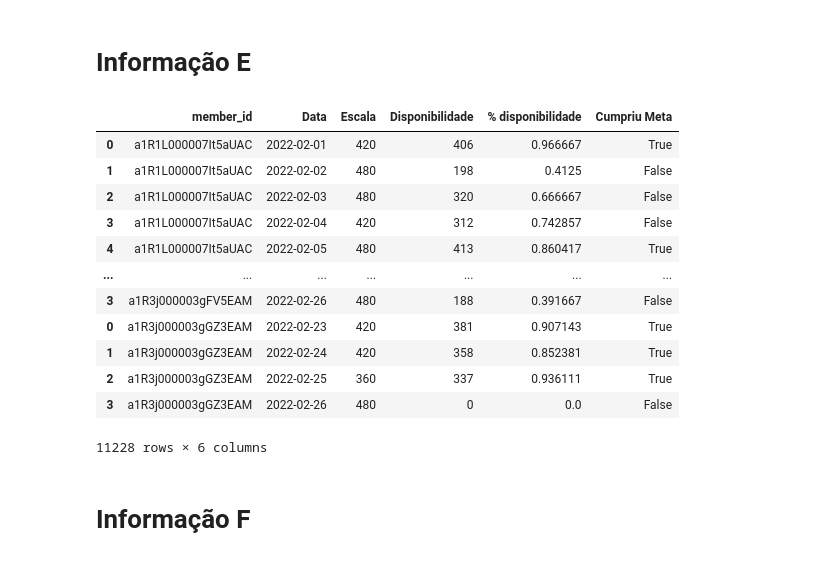
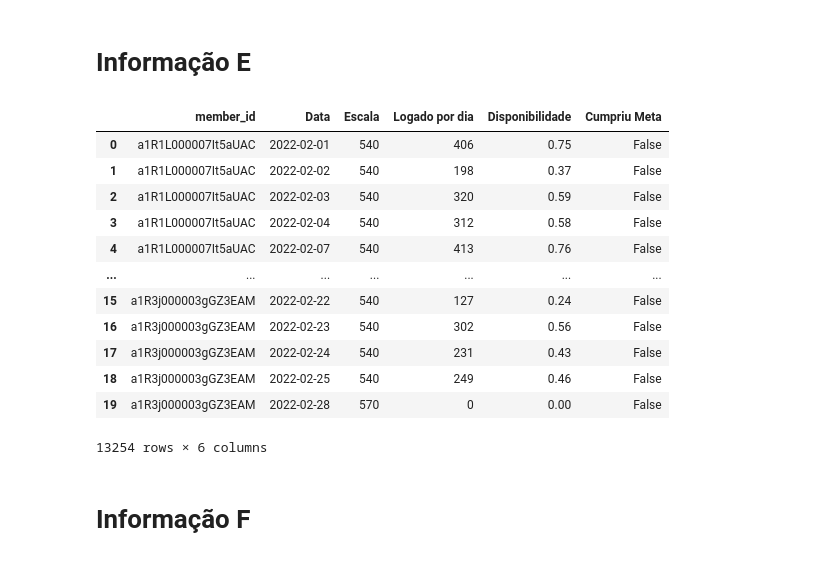
Before and after one commit to G-Moraes/projeto-disponibilidade, a Jupyter notebook: analise.ipynb, the cells around one changed output. Drawn from its saved outputs; the diff is of its cells as text; code cells hidden in the pictures.

Commit message:
correção de tipagem de datas e horas, finalizado info 'g'

```diff
--- a/analise.ipynb
+++ b/analise.ipynb
@@ -143,7 +126,13 @@ relatorio
 # %% [markdown]
 ## 3.1 - tratar dados
 # %%
-dates = [date.split()[0] for date in relatorio['created_at']]
+dates = []
+
+for date in  relatorio['created_at']:
+
+    aux_date = date.split()[0]
+
+    dates.append(dt.datetime.strptime(aux_date, '%Y-%m-%d').date())
 
 times = []
 
@@ -151,24 +140,11 @@ for time in relatorio['created_at']:
 
     time_aux_space = time.split()[1]
     time_aux_dot = time_aux_space.split('.', 1)[0]
-    time_aux_plus = time_aux_dot.split('+', 1)
-    times.append(time_aux_plus[0])
-
-created_date = []
-created_time = []
-
-for date, time in zip(dates, times):
-
-    short_date = dt.datetime.strptime(date, '%Y-%m-%d').date()
-    short_time = dt.datetime.strptime(time, "%H:%M:%S")
-
-    short_time = dt.timedelta(hours = short_time.hour, minutes = short_time.minute, seconds = short_time.second)
-
-    created_date.append(short_date)
-    created_time.append(short_time)
+    time_aux_plus = time_aux_dot.split('+', 1)[0]
+    times.append(dt.datetime.strptime(time_aux_plus, "%H:%M:%S").time())
 # %%
-relatorio.insert(2, 'created_date', created_date)
-relatorio.insert(3, 'created_time', created_time)
+relatorio.insert(2, 'created_date', dates)
+relatorio.insert(3, 'created_time', times)
 # %%
 relatorio.drop(columns = 'created_at', inplace = True)
 # %%
@@ -500,0 +404,5 @@ df_tempo_disponivel
+# %%
+df_disponibilidade['Disponibilidade'] = [float("{:.2f}".format(i / j)) if j > 0 else 0 for i, j in zip(df_disponibilidade['Logado por dia'], df_disponibilidade['Escala'])]
+
+
+df_disponibilidade
@@ -503,25 +425,23 @@ df_tempo_disponivel
 # %%
 lista_meta = []
 
-lista_meta = [True if porcentagem > 0.8 else False for porcentagem in df_tempo_disponivel['% disponibilidade']]
+df_disponibilidade['Cumpriu Meta'] = [True if porcentagem > 0.8 else False for porcentagem in df_disponibilidade['Disponibilidade']]
 
-df_tempo_disponivel['Cumpriu Meta'] = lista_meta
-
-df_tempo_disponivel
+df_disponibilidade
 # %% [output]
-|  | member_id | Data | Escala | Disponibilidade | % disponibilidade | Cumpriu Meta |
-| 0 | a1R1L000007It5aUAC | 2022-02-01 | 420 | 406 | 0.966667 | True |
-| 1 | a1R1L000007It5aUAC | 2022-02-02 | 480 | 198 | 0.4125 | False |
-| 2 | a1R1L000007It5aUAC | 2022-02-03 | 480 | 320 | 0.666667 | False |
-| 3 | a1R1L000007It5aUAC | 2022-02-04 | 420 | 312 | 0.742857 | False |
-| 4 | a1R1L000007It5aUAC | 2022-02-05 | 480 | 413 | 0.860417 | True |
+|  | member_id | Data | Escala | Logado por dia | Disponibilidade | Cumpriu Meta |
+| 0 | a1R1L000007It5aUAC | 2022-02-01 | 540 | 406 | 0.75 | False |
+| 1 | a1R1L000007It5aUAC | 2022-02-02 | 540 | 198 | 0.37 | False |
+| 2 | a1R1L000007It5aUAC | 2022-02-03 | 540 | 320 | 0.59 | False |
+| 3 | a1R1L000007It5aUAC | 2022-02-04 | 540 | 312 | 0.58 | False |
+| 4 | a1R1L000007It5aUAC | 2022-02-07 | 540 | 413 | 0.76 | False |
 | ... | ... | ... | ... | ... | ... | ... |
-| 3 | a1R3j000003gFV5EAM | 2022-02-26 | 480 | 188 | 0.391667 | False |
-| 0 | a1R3j000003gGZ3EAM | 2022-02-23 | 420 | 381 | 0.907143 | True |
-| 1 | a1R3j000003gGZ3EAM | 2022-02-24 | 420 | 358 | 0.852381 | True |
-| 2 | a1R3j000003gGZ3EAM | 2022-02-25 | 360 | 337 | 0.936111 | True |
-| 3 | a1R3j000003gGZ3EAM | 2022-02-26 | 480 | 0 | 0.0 | False |
+| 15 | a1R3j000003gGZ3EAM | 2022-02-22 | 540 | 127 | 0.24 | False |
+| 16 | a1R3j000003gGZ3EAM | 2022-02-23 | 540 | 302 | 0.56 | False |
+| 17 | a1R3j000003gGZ3EAM | 2022-02-24 | 540 | 231 | 0.43 | False |
+| 18 | a1R3j000003gGZ3EAM | 2022-02-25 | 540 | 249 | 0.46 | False |
+| 19 | a1R3j000003gGZ3EAM | 2022-02-28 | 570 | 0 | 0.00 | False |
-11228 rows × 6 columns
+13254 rows × 6 columns
 # %% [markdown]
 # Informação F
 # %%
```
Also changed, not shown: parts of 27 cells of this notebook.
